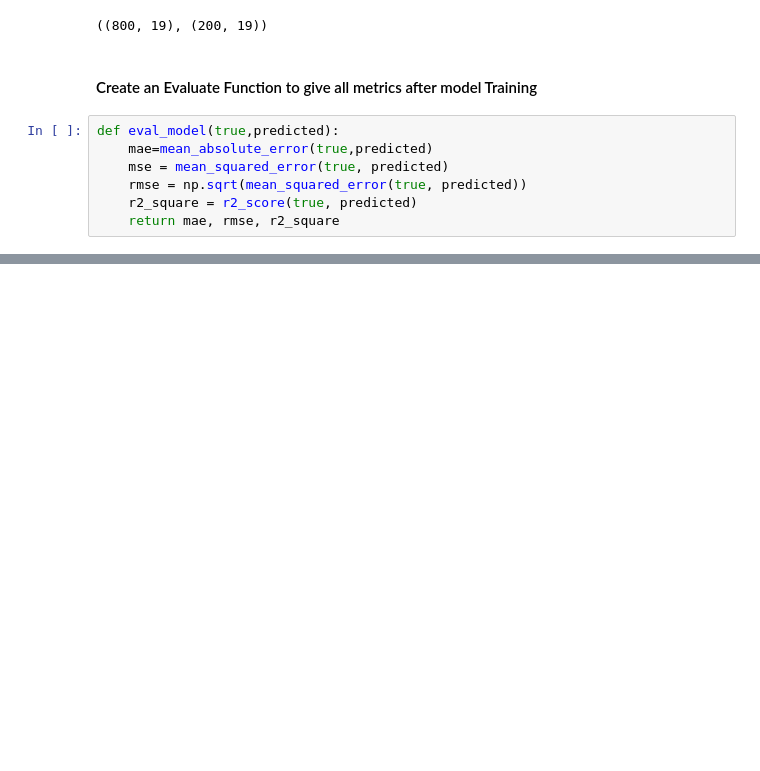
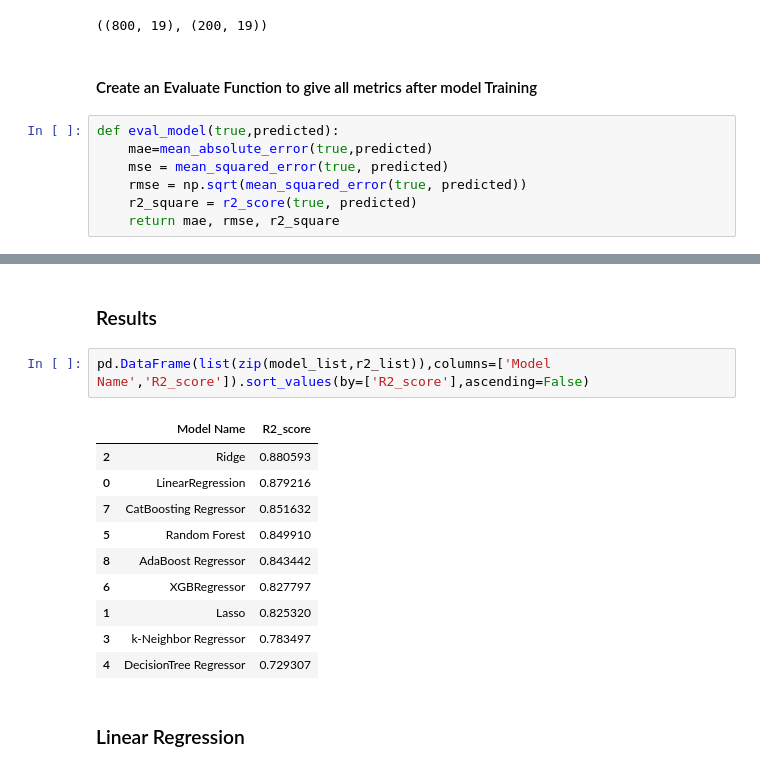
Before and after one commit to PraneethaRamagiri/ML_Project, a Jupyter notebook: notebook/MODEL_TRAINING.ipynb, the cells around one changed output, grey strips where cells are left out. Drawn from its saved outputs; the diff is of its cells as text; blank space fills up the shorter version.

```diff
--- a/notebook/MODEL_TRAINING.ipynb
+++ b/notebook/MODEL_TRAINING.ipynb
@@ -140,0 +220,17 @@ for i in range(len(list(models))):
+# %% [markdown]
+### Results
+# %%
+pd.DataFrame(list(zip(model_list,r2_list)),columns=['Model Name','R2_score']).sort_values(by=['R2_score'],ascending=False)
+# %% [output]
+|  | Model Name | R2_score |
+| 2 | Ridge | 0.880593 |
+| 0 | LinearRegression | 0.879216 |
+| 7 | CatBoosting Regressor | 0.851632 |
+| 5 | Random Forest | 0.849910 |
+| 8 | AdaBoost Regressor | 0.843442 |
+| 6 | XGBRegressor | 0.827797 |
+| 1 | Lasso | 0.825320 |
+| 3 | k-Neighbor Regressor | 0.783497 |
+| 4 | DecisionTree Regressor | 0.729307 |
+# %% [markdown]
+### Linear Regression
```
Also changed, not shown: parts of 10 cells of this notebook, 5 other files.
